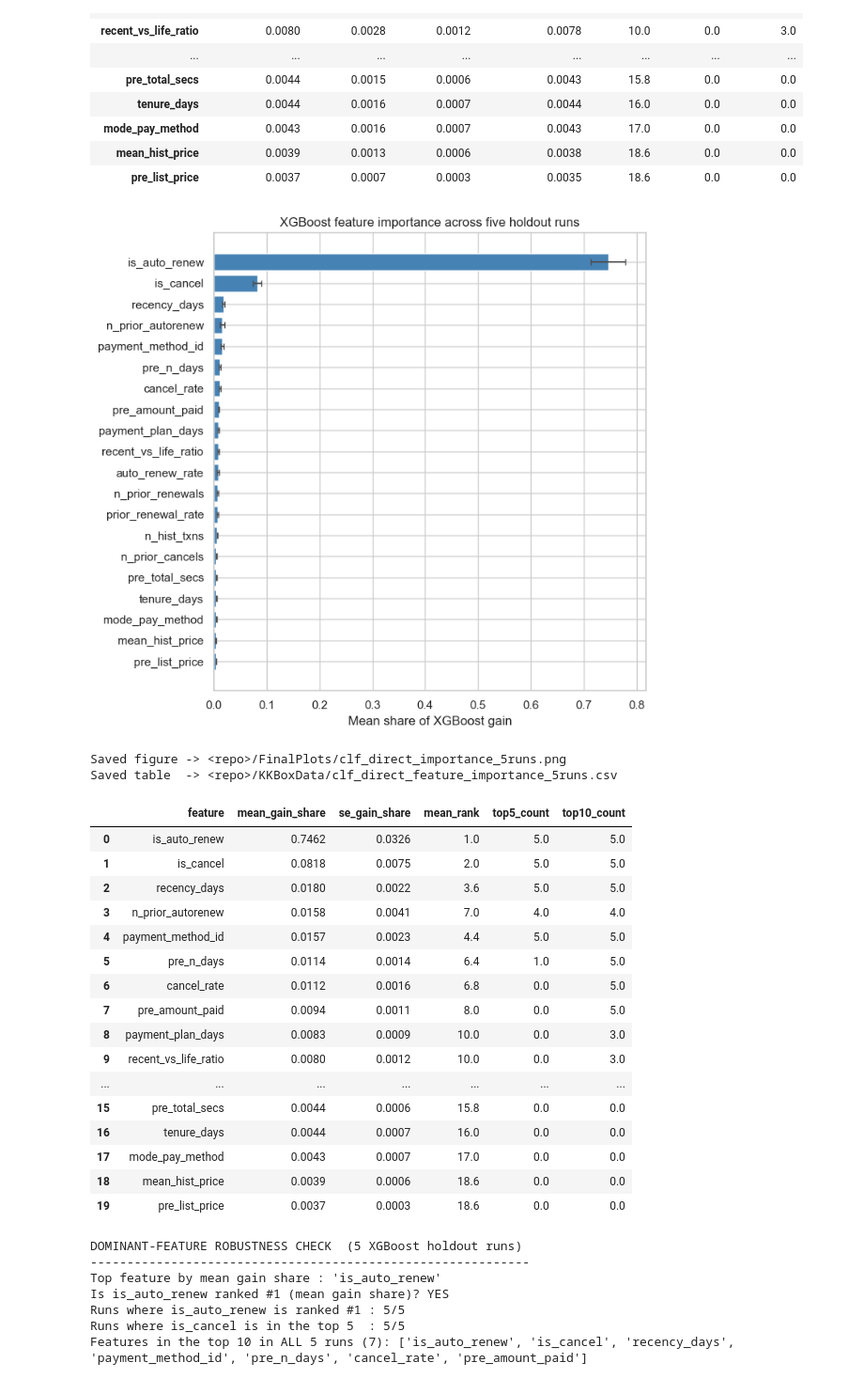
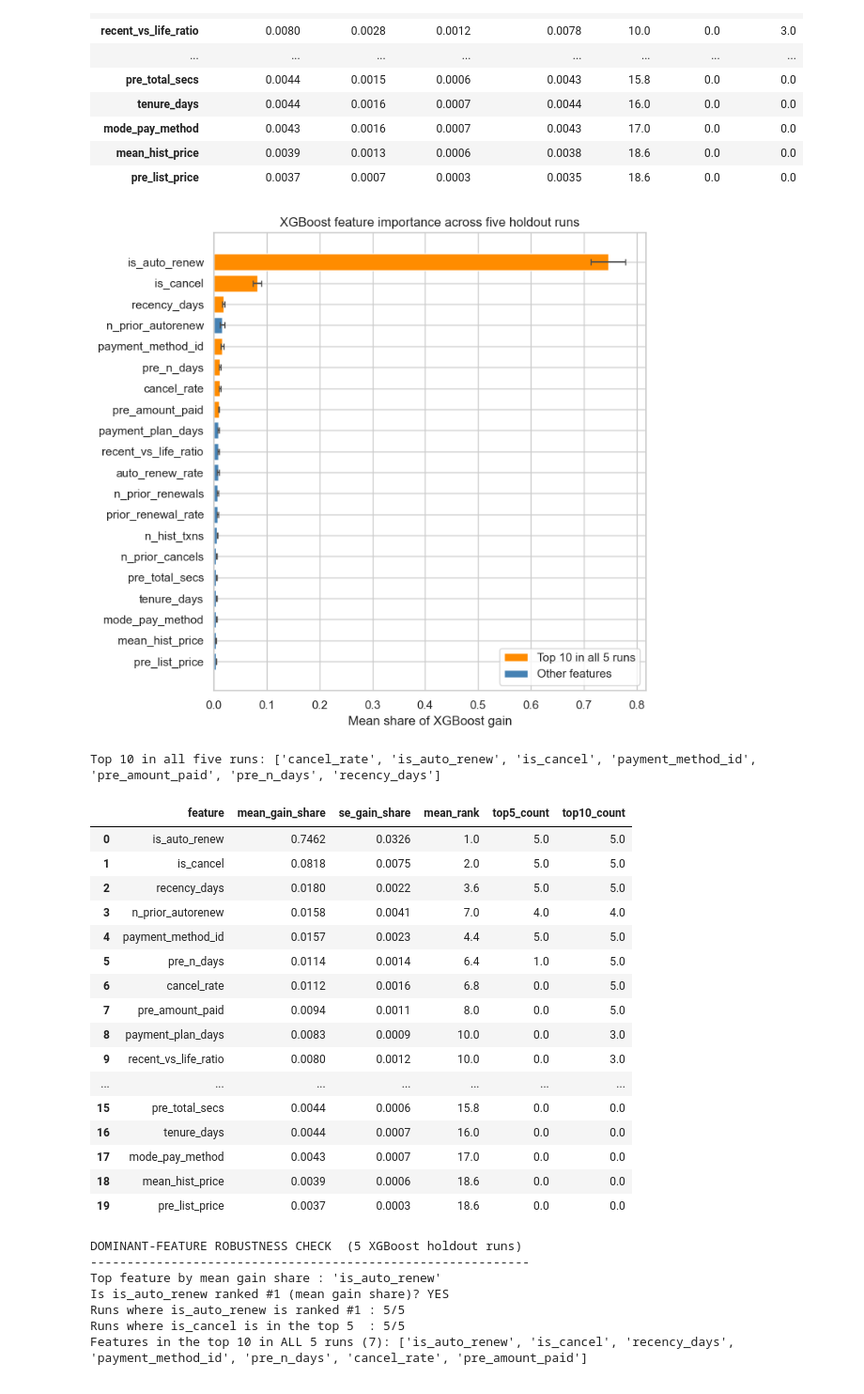
Before and after one commit to jesperphillips99/Beyond-Binary-Churn, a Jupyter notebook: Classify_01_DirectMulticlass.ipynb, the cells around one changed output. Shown at 94% size. Saved outputs shown, nothing was run; the diff lists cells and outputs as text; code cells hidden in the pictures.

Commit message:
Featureeng Colours

```diff
--- a/Classify_01_DirectMulticlass.ipynb
+++ b/Classify_01_DirectMulticlass.ipynb
@@ -610,30 +610,68 @@ Aggregated across 5 runs; 29 features.
 | mean_hist_price | 0.0039 | 0.0013 | 0.0006 | 0.0038 | 18.6 | 0.0 | 0.0 |
 | pre_list_price | 0.0037 | 0.0007 | 0.0003 | 0.0035 | 18.6 | 0.0 | 0.0 |
 # %%
-# Dissertation figure (top 20, +/-1 SE) and compact robustness table.
+# TODO 4 + 5 · Dissertation figure (top 20, +/-1 SE) and compact robustness table.
+from matplotlib.patches import Patch
+
+# Features appearing in the top 10 in all five repeated holdout runs.
+robust_features = set(imp_agg.index[imp_agg['top10_count'] == 5])
+
 top20 = imp_agg.head(20)
 order = top20.iloc[::-1]                                   # largest share at the top of the bar chart
+
+# Highlight features that appeared in the top 10 in all five runs.
+bar_colors = [
+    'darkorange' if feature in robust_features else 'steelblue'
+    for feature in order.index
+]
+
 fig, ax = plt.subplots(figsize=(7.5, 7))
-ax.barh(order.index, order['mean_gain_share'], xerr=order['se_gain_share'],
-        color='steelblue', ecolor='0.3', capsize=3)
+ax.barh(
+    order.index,
+    order['mean_gain_share'],
+    xerr=order['se_gain_share'],
+    color=bar_colors,
+    ecolor='0.3',
+    capsize=3
+)
+
 ax.set_xlabel('Mean share of XGBoost gain')
 ax.set_title('XGBoost feature importance across five holdout runs')
+
+ax.legend(
+    handles=[
+        Patch(facecolor='darkorange', label='Top 10 in all 5 runs'),
+        Patch(facecolor='steelblue', label='Other features')
+    ],
+    loc='lower right',
+    frameon=True
+)
+
 plt.tight_layout()
-fig_path = U.PLOTS / 'clf_direct_importance_5runs.png'     # across-run importance figure
-plt.savefig(fig_path, dpi=130); plt.show()
-print('Saved figure ->', fig_path)
+
+fig_path = U.PLOTS / 'clf_direct_importance_5runs.png'
+plt.savefig(fig_path, dpi=130, bbox_inches='tight')
+plt.show()
+
+print('Top 10 in all five runs:', sorted(robust_features))
 
 # Compact robustness table (full aggregate saved; top 20 displayed).
-robust_tbl = imp_agg.reset_index()[['feature', 'mean_gain_share', 'se_gain_share',
-                                    'mean_rank', 'top5_count', 'top10_count']]
+robust_tbl = imp_agg.reset_index()[[
+    'feature',
+    'mean_gain_share',
+    'se_gain_share',
+    'mean_rank',
+    'top5_count',
+    'top10_count'
+]]
+
 csv_path = U.DATA / 'clf_direct_feature_importance_5runs.csv'
 robust_tbl.to_csv(csv_path, index=False)
-print('Saved table  ->', csv_path)
+
 robust_tbl.head(20).round(4)
 # %% [output]
-[figure, old version]
+[figure, new version]
-Saved figure -> <repo>/FinalPlots/clf_direct_importance_5runs.png
-Saved table  -> <repo>/KKBoxData/clf_direct_feature_importance_5runs.csv
+Top 10 in all five runs: ['cancel_rate', 'is_auto_renew', 'is_cancel', 'payment_method_id', 'pre_amount_paid', 'pre_n_days', 'recency_days']
 |  | feature | mean_gain_share | se_gain_share | mean_rank | top5_count | top10_count |
 | 0 | is_auto_renew | 0.7462 | 0.0326 | 1.0 | 5.0 | 5.0 |
 | 1 | is_cancel | 0.0818 | 0.0075 | 2.0 | 5.0 | 5.0 |
```
Also changed, not shown: parts of 8 cells of this notebook.
